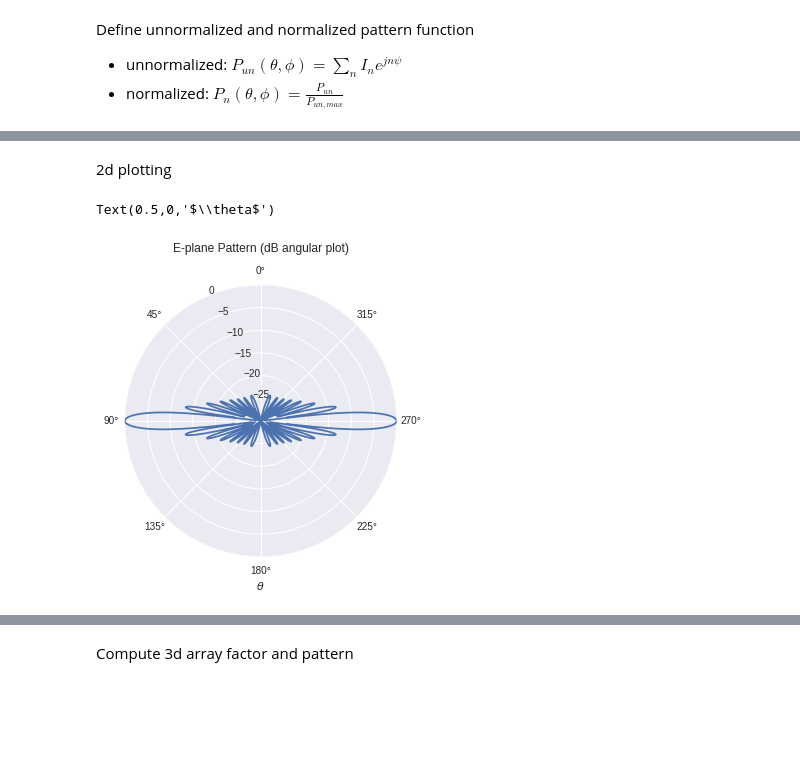
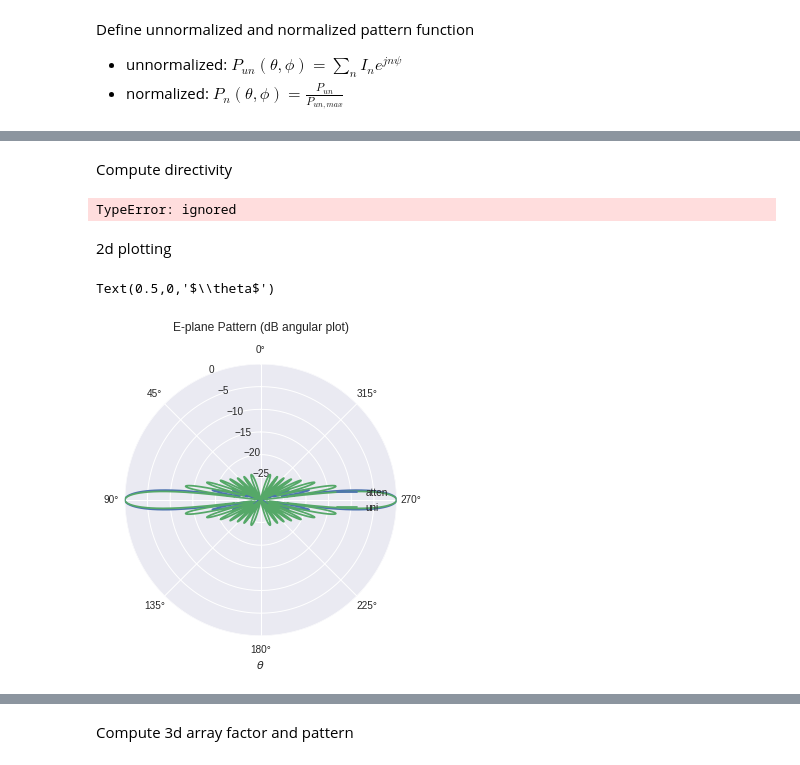
Before and after one commit to Zhaoxin-Hu/ECE222A, a Jupyter notebook: Homework 3.ipynb, the cells around one changed output, grey strips where cells are left out. Cells and saved outputs as stored; diff of their text form; code cells hidden in the pictures; blank space fills up the shorter version.

```diff
--- a/Homework 3.ipynb
+++ b/Homework 3.ipynb
@@ -16,25 +20,25 @@ Define unnormalized and normalized pattern function <br/>
 # %%
 num_pts_theta = 1000
 num_pts_phi = 100
-theta, phi = np.linspace(-np.pi, np.pi, num_pts_theta), np.linspace(0, 2*np.pi, num_pts_phi)
+theta, phi = np.linspace(0, np.pi, num_pts_theta), np.linspace(0, 2*np.pi, num_pts_phi)
 theta2d, phi2d = np.meshgrid(theta, phi)
 theta2d, phi2d = np.transpose(theta2d), np.transpose(phi2d)
 Nz = 16
 k = 2*np.pi
 dz = 0.5
-az = 0
+az = 0 # -np.sqrt(2)/2*np.pi
 # %%
 # unnormalized array factor for array on z-axis
 def AFz_un(theta, phi):
     AF = 0
+    atten_dB = 0
+    atten = 10**(atten_dB/20)
     psi = k*dz*np.cos(theta)+az
     for n in np.arange(Nz):
-        AF = AF + np.exp(1j*n*psi)
-    return np.abs(AF)
+        An = (1-atten)*(np.cos(n/15*np.pi-np.pi/2))+atten
+        AF = AF + An*np.exp(1j*n*psi)
+    return np.abs(AF)**2
 
-# unnormalized pattern for array on z-axis
-def Pz_un(theta, phi):
-    AF = AFz_un(theta, phi)
-    EF = np.sin(theta)
-    return np.abs(AF*EF)
+def integrand(theta, phi):
+    return AFz_un(theta, phi)*np.sin(theta)
 # %% [markdown]
@@ -42,8 +46,9 @@ Compute 2d array factor and pattern
 # %%
-AFz_un_max = max(AFz_un(theta, 0))
-AFz_n = AFz_un(theta,phi)/AFz_un_max
-AFz_dB = 20*np.log10(AFz_n)
+AFz_uni_un_max = max(AFz_un(theta, 0, 0))
+AFz_uni_n = AFz_un(theta,0,0)/AFz_uni_un_max
+AFz_uni_dB = 20*np.log10(AFz_uni_n)
 
-Pz_un_max = max(Pz_un(theta, 0))
-Pz_n = Pz_un(theta,phi)/Pz_un_max
-Pz_dB = 20*np.log10(Pz_n)
+atten_dB = -10
+AFz_atten_un_max = max(AFz_un(theta, 0, atten_dB))
+AFz_atten_n = AFz_un(theta,0,atten_dB)/AFz_atten_un_max
+AFz_atten_dB = 20*np.log10(AFz_atten_n)
@@ -50,15 +84,29 @@ Pz_dB = 20*np.log10(Pz_n)
+# %% [markdown]
+Compute directivity
+# %%
+beam_solid_angle = integrate.dblquad(integrand, 0, 2*np.pi, 0, np.pi)
+print('beam solid angle = ', round(beam_solid_angle[0],2))
+D = 4*np.pi/beam_solid_angle[0]
+D_dB = 10*np.log10(D)
+print('directivity = ', round(D,2))
+print('directivity (dB) = ', round(D_dB,2))
+# %% [output]
+TypeError: ignored
 # %% [markdown]
 2d plotting
 # %%
 # plot pattern
 plt.figure(figsize = (5,5))
 ax = plt.subplot(111, projection='polar')
 ax.set_theta_offset(np.pi/2)
-ax.plot(theta, AFz_dB)
+ax.plot(theta, AFz_atten_dB, label = 'atten')
+ax.legend(loc="right") # loc="upper right"
+ax.plot(theta, AFz_uni_dB, label = 'uni')
+ax.legend(loc="right")
 ax.set_rmax(0)
 ax.set_rmin(-30)
 ax.set_title(r'E-plane Pattern (dB angular plot)', y=1.1)
 ax.set_xlabel(r'$\theta$')
 # %% [output]
 Text(0.5,0,'$\\theta$')
-[figure, old version]
+[figure, new version]
```
Also changed, not shown: parts of 10 cells of this notebook.
